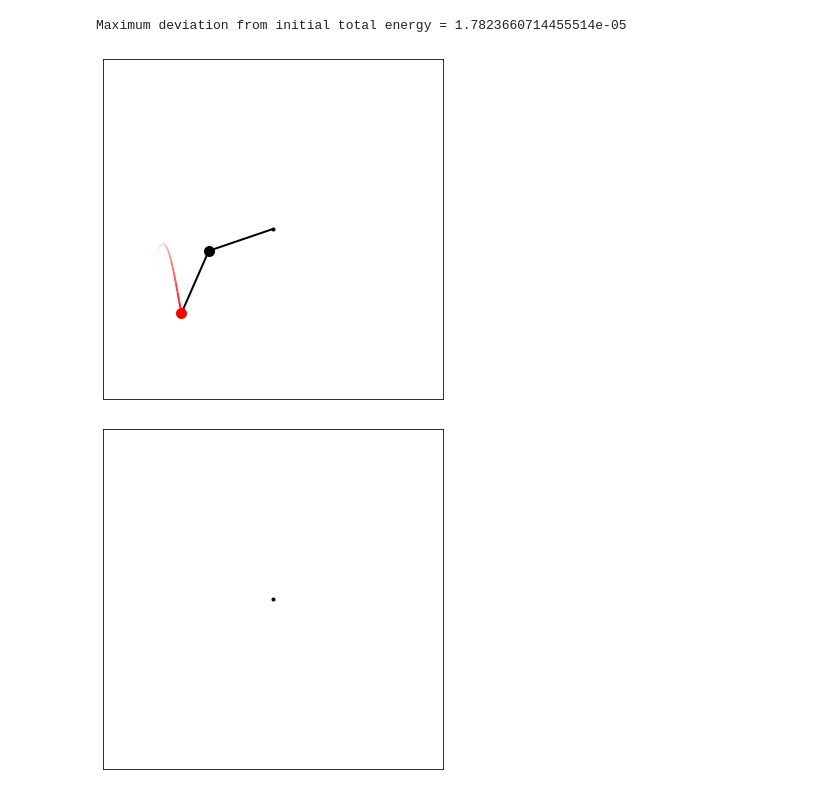
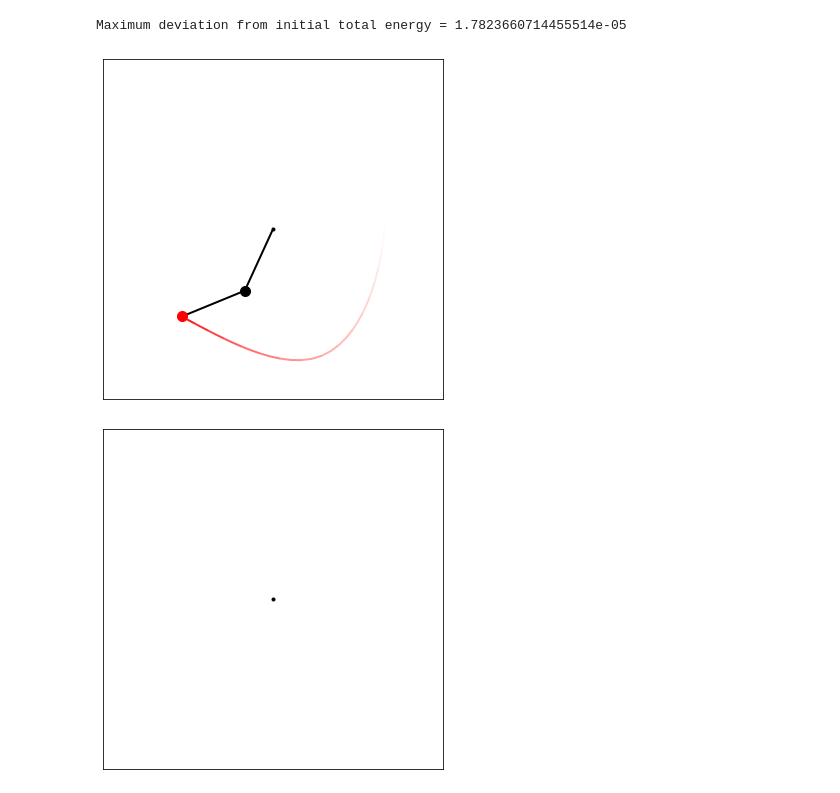
Before and after one commit to marcodelmastro/PhysicsAnimations, a Jupyter notebook: Double Pendolum.ipynb, the cells around one changed output. Saved outputs shown, nothing was run; the diff lists cells and outputs as text; code cells hidden in the pictures.

```diff
--- a/Double Pendolum.ipynb
+++ b/Double Pendolum.ipynb
@@ -73,7 +73,7 @@ x2 = x1 + L2 * np.sin(theta2)
 y2 = y1 - L2 * np.cos(theta2)
 # %%
 # plot one point in time
-i = 100
+i = 50
 
 r = 0.5
 ns = 20
@@ -81,34 +81,34 @@ trail_secs = 1
 
 fig = plt.figure(figsize=(8.3333, 6.25), dpi=72)
 ax = fig.add_subplot(111)
 
 # hanging point
 c0 = ax.plot(0,0,'o',markersize=3,color='black')
 
 # pendolum arms
 ax.plot([0, x1[i], x2[i]], [0, y1[i], y2[i]], lw=2, c='k')
 
 # moving masses
 c1 = ax.plot(x1[i],y1[i],'o',markersize=10,color='black')
 c2 = ax.plot(x2[i],y2[i],'o',markersize=10,color='red')
 
 # Trail of m2 will be divided into ns segments and plotted as a fading line
 s = int(trail_secs / dt) // ns
 for j in range(ns):
     imin = i - (ns-j)*s
     if imin < 0: continue
     imax = imin + s + 1
     alpha = (j/ns)**2
     ax.plot(x2[imin:imax], y2[imin:imax], c='r', solid_capstyle='butt',lw=2, alpha=alpha)
 
 ax.set_xlim(-L1-L2-r, L1+L2+r)
 ax.set_ylim(-L1-L2-r, L1+L2+r)
 ax.set_aspect('equal', adjustable='box')
 #plt.axis('off')
 plt.tick_params(left=False, bottom=False, labelleft=False, labelbottom=False)
 plt.show()
 # %% [output]
-[figure, old version]
+[figure, new version]
 # %%
 fig = plt.figure(figsize=(8.3333, 6.25), dpi=72)
 ax = fig.add_subplot(111)
```
Also changed, not shown: parts of 12 cells of this notebook, 1 other file.
